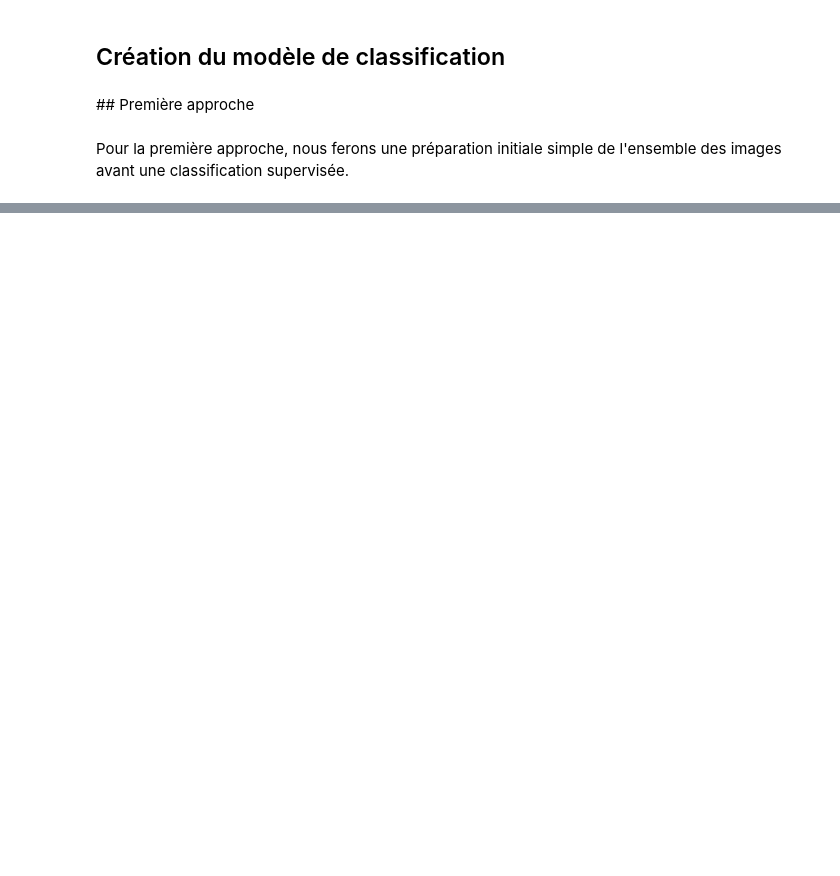
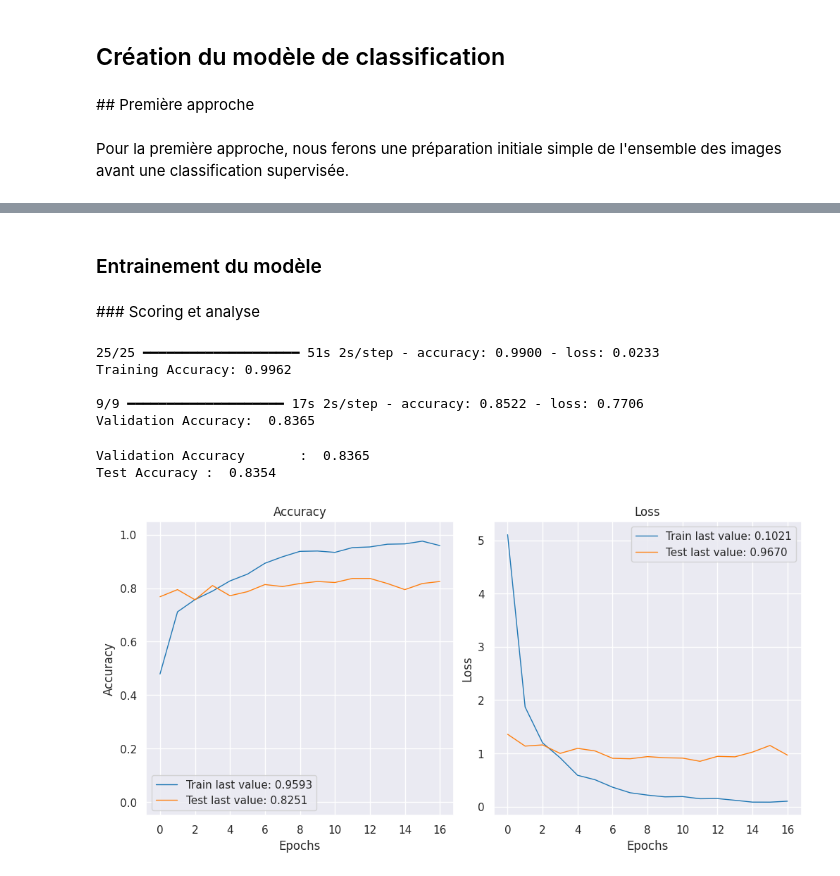
Before and after one commit to lalende/OpenClassRooms-Certification-Data-Scientist, a Jupyter notebook: Projet 6 - Classifiez automatiquement des biens de consommation/Projet 6 - Classification.ipynb, the cells around one changed output, grey strips where cells are left out. Cells and saved outputs as stored; diff of their text form; code cells hidden in the pictures; blank space fills up the shorter version.

Commit message:
v0 notebook classification

```diff
--- a/Projet 6 - Classifiez automatiquement des biens de consommation/Projet 6 - Classification.ipynb
+++ b/Projet 6 - Classifiez automatiquement des biens de consommation/Projet 6 - Classification.ipynb
@@ -214,0 +227,5 @@ Pour la première approche, nous ferons une préparation initiale simple de l'en
+# %%
+# Prepare our datasets train/test/validation
+X_train = prepare_images(X_train)
+X_val = prepare_images(X_val)
+X_test = prepare_images(X_test)
@@ -214,0 +234,16 @@ Pour la première approche, nous ferons une préparation initiale simple de l'en
+# %%
+# Create the model
+with tf.device("/gpu:0"):
+    model1 = create_model()
+
+# Create the path where to save the trained model
+model1_save_path = "./model1_best_weights.keras"
+# Create the path where to save the logs of the training
+model1_log_path = "./model1_training_log"
+# Create checkpoints to save the model
+checkpoint = ModelCheckpoint(model1_save_path, monitor="val_loss", verbose=1,
+                             save_best_only=True, mode="min",)
+# Create EarlyStopping to stop the training if the model find convergence before the end of the training
+early_stopping = EarlyStopping(monitor="val_loss", mode="min", verbose=1, patience=5)
+# Create the list of callbacks
+callbacks_list = [checkpoint, early_stopping]
@@ -214,0 +279,53 @@ Pour la première approche, nous ferons une préparation initiale simple de l'en
+# %% [markdown]
+### Entrainement du modèle
+# %%
+# Check if the model have already been trained (and saved)
+# If true, load the model from the save made
+# Used mainly to save time replaying the notebook
+if os.path.exists(model1_save_path):
+    # Open the model from the file
+    model1 = load_model(model1_save_path)
+    # Open the log file of training
+    history1 = np.load(model1_log_path + ".npy", allow_pickle="True").item()
+else:
+    # Training of the model on the train set
+    with tf.device("/gpu:0"):
+        history1 = model1.fit(X_train, y_train, epochs=50, batch_size=64,
+                             callbacks=callbacks_list, validation_data=(X_val, y_val),
+                             verbose=1)
+        # Save the history of training to a file
+        np.save(model1_log_path, history1.history)
+# %% [markdown]
+### Scoring et analyse
+# %%
+# Get the scores
+loss, accuracy = model1.evaluate(X_train, y_train, verbose=True)
+print("Training Accuracy: {:.4f}".format(accuracy))
+print()
+loss, accuracy = model1.evaluate(X_val, y_val, verbose=True)
+print("Validation Accuracy:  {:.4f}".format(accuracy))
+# %% [output]
+25/25 ━━━━━━━━━━━━━━━━━━━━ 51s 2s/step - accuracy: 0.9900 - loss: 0.0233
+Training Accuracy: 0.9962
+
+9/9 ━━━━━━━━━━━━━━━━━━━━ 17s 2s/step - accuracy: 0.8522 - loss: 0.7706
+Validation Accuracy:  0.8365
+# %%
+# Get the scores of the optimal epoch
+model1.load_weights(model1_save_path)
+
+loss, accuracy = model1.evaluate(X_val, y_val, verbose=False)
+print("Validation Accuracy       :  {:.4f}".format(accuracy))
+
+loss, accuracy = model1.evaluate(X_test, y_test, verbose=False)
+print("Test Accuracy :  {:.4f}".format(accuracy))
+# %% [output]
+Validation Accuracy       :  0.8365
+Test Accuracy :  0.8354
+# %%
+# Plot the history of training
+show_history(history1)
+plot_history(history1, path="model1_history.png")
+plt.close()
+# %% [output]
+[figure, added]
```
Also changed, not shown: parts of 59 cells of this notebook, 8 other files.
